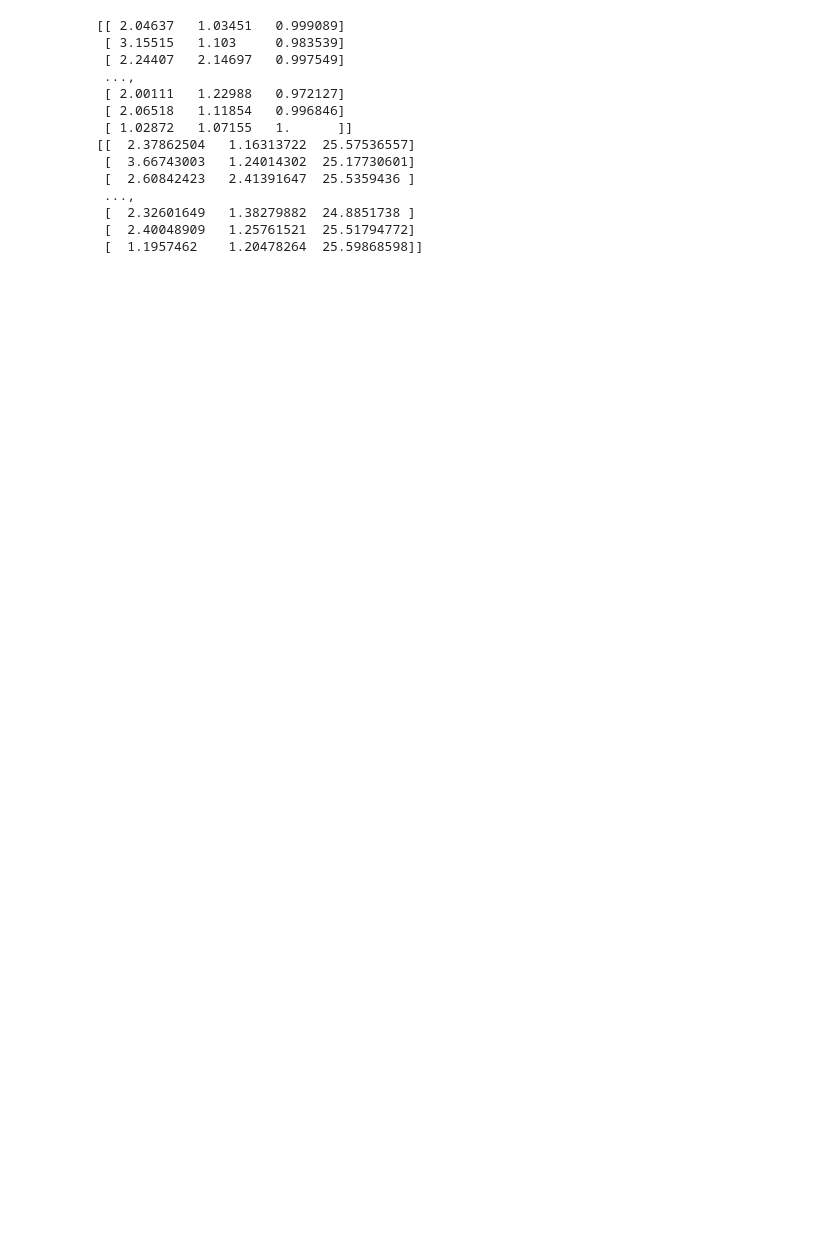
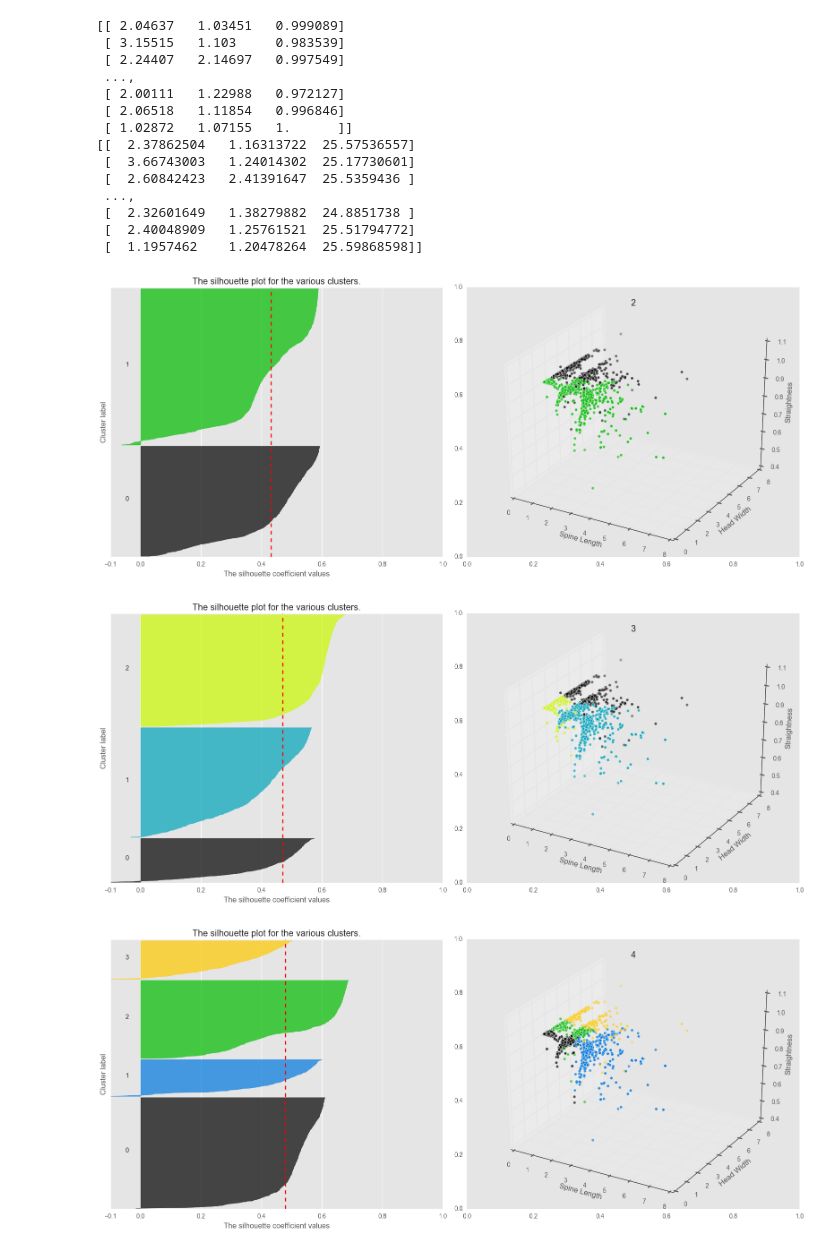
Before and after one commit to nikiluk/signalife-moo-spine-analysis, a Jupyter notebook: clustering.ipynb, the cells around one changed output. Cells and saved outputs as stored; diff of their text form; code cells hidden in the pictures; blank space fills up the shorter version.

Commit message:
silhouette plotting

```diff
--- a/clustering.ipynb
+++ b/clustering.ipynb
@@ -62,8 +62,8 @@ silhouette_avg_list = []
 
 def plotclusters(whitened,kclusters):
     #plot clustering results on the scatterplot
-    fig, (ax1, ax) = plt.subplots(1, 2)
-    fig.set_size_inches(18, 7)
+    fig, ((ax1, ax)) = plt.subplots(1, 2, figsize=(16,7))
+
 
     # The 1st subplot is the silhouette plot
     # The silhouette coefficient can range from -1, 1 but in this example all
@@ -107,40 +107,50 @@ def plotclusters(whitened,kclusters):
         # Compute the new y_lower for next plot
         y_lower = y_upper + 10  # 10 for the 0 samples
 
     ax1.set_title("The silhouette plot for the various clusters.")
     ax1.set_xlabel("The silhouette coefficient values")
     ax1.set_ylabel("Cluster label")
 
     # The vertical line for average silhouette score of all the values
     ax1.axvline(x=silhouette_avg, color="red", linestyle="--")
 
     ax1.set_yticks([])  # Clear the yaxis labels / ticks
     ax1.set_xticks([-0.1, 0, 0.2, 0.4, 0.6, 0.8, 1])
 
-    ax = fig.add_subplot(111, projection='3d')
+    ax = fig.add_subplot(122, projection='3d')
 
     x = whitened[:,0]
     y = whitened[:,1]
     z = whitened[:,2]
 
-    flatui = ["#9b59b6", "#3498db", "#95a5a6", "#e74c3c", "#34495e", "#2ecc71", "#3498db", "#95a5a6", "#e74c3c", "#34495e", "#2ecc71"]
-    colors = []
+    #flatui = ["#9b59b6", "#3498db", "#95a5a6", "#e74c3c", "#34495e", "#2ecc71", "#3498db", "#95a5a6", "#e74c3c", "#34495e", "#2ecc71"]
+    #colors = []
 
-    for index, cluster in enumerate(clusters):
-        colors.append(flatui[int(cluster)])
-
+    #for index, cluster in enumerate(clusters):
+        #colors.append(flatui[int(cluster)])
+    colors = cm.spectral(clusters.astype(float) / kclusters)
     ax.scatter(x, y, z, c=colors, marker='o')
 
     ax.set_xlabel('Spine Length')
     ax.set_ylabel('Head Width')
     ax.set_zlabel('Straightness')
     plt.title(str(kclusters))
     plt.savefig("3dscatter-k"+str(kclusters)+".png")
 
+
+# Running the loop
 for kclusters in clusters_range:
     plotclusters(clusteringRawInput,kclusters)
 
-
-fig2 = plt.figure()
-ax2 = fig2.add_subplot(111)
-ax2.plot(clusters_range, silhouette_avg_list)
+# Plotting silhouette
+fig3 = plt.figure()
+ax3 = fig3.add_subplot(111)
+ax3.plot(clusters_range, silhouette_avg_list)
+ax3.set_ylabel('Silhouette Score')
+ax3.set_xlabel("Cluster")
+plt.title('Average Silhouette Score')
+plt.savefig("silhouette.png")
+# %% [output]
+[figure, added]
+[figure, added]
+[figure, added]
```
Also changed, not shown: parts of 1 cell of this notebook.
